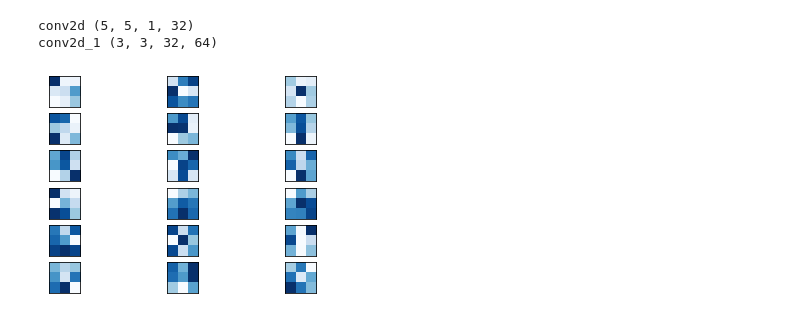
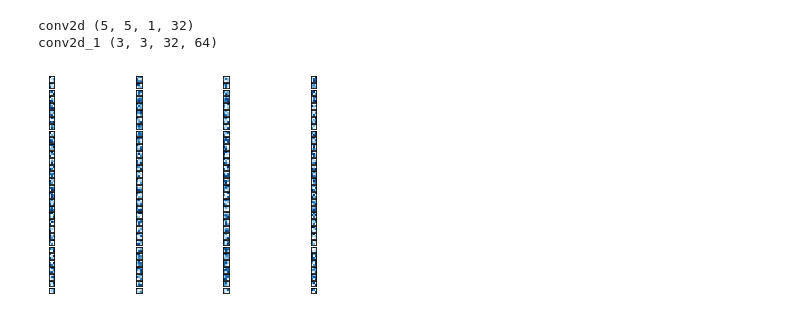
Before and after one commit to Ashishkumarpanda/Train-Plot-CNN-layer, a Jupyter notebook: Hidddenlayercheck.ipynb, the cells around one changed output. Cells and saved outputs as stored; diff of their text form; code cells hidden in the pictures.

```diff
--- a/Hidddenlayercheck.ipynb
+++ b/Hidddenlayercheck.ipynb
@@ -178,19 +169,27 @@ filters=(filters-f_min)/(f_max-f_min)
 # %%
+from matplotlib import pyplot
+# load the model
+model = model
+# retrieve weights from the second hidden layer
+filters, biases = model.layers[1].get_weights()
+# normalize filter values to 0-1 so we can visualize them
+f_min, f_max = filters.min(), filters.max()
+filters = (filters - f_min) / (f_max - f_min)
 # plot first few filters
-n_filters, ix = 6, 1
+n_filters, ix = 32, 1
 for i in range(n_filters):
 	# get the filter
 	f = filters[:, :, :, i]
 	# plot each channel separately
-	for j in range(3):
+	for j in range(4):
 		# specify subplot and turn of axis
-		ax = plt.subplot(n_filters, 3, ix)
+		ax = pyplot.subplot(n_filters, 4, ix)
 		ax.set_xticks([])
 		ax.set_yticks([])
 		# plot filter channel in grayscale
-		plt.imshow(f[:, :, j], cmap='Blues')
+		pyplot.imshow(f[:, :, j], cmap='Blues')
 		ix += 1
 # show the figure
-plt.show()
+pyplot.show()
 # %% [output]
-[figure, old version]
+[figure, new version]
```
Also changed, not shown: parts of 3 cells of this notebook.
